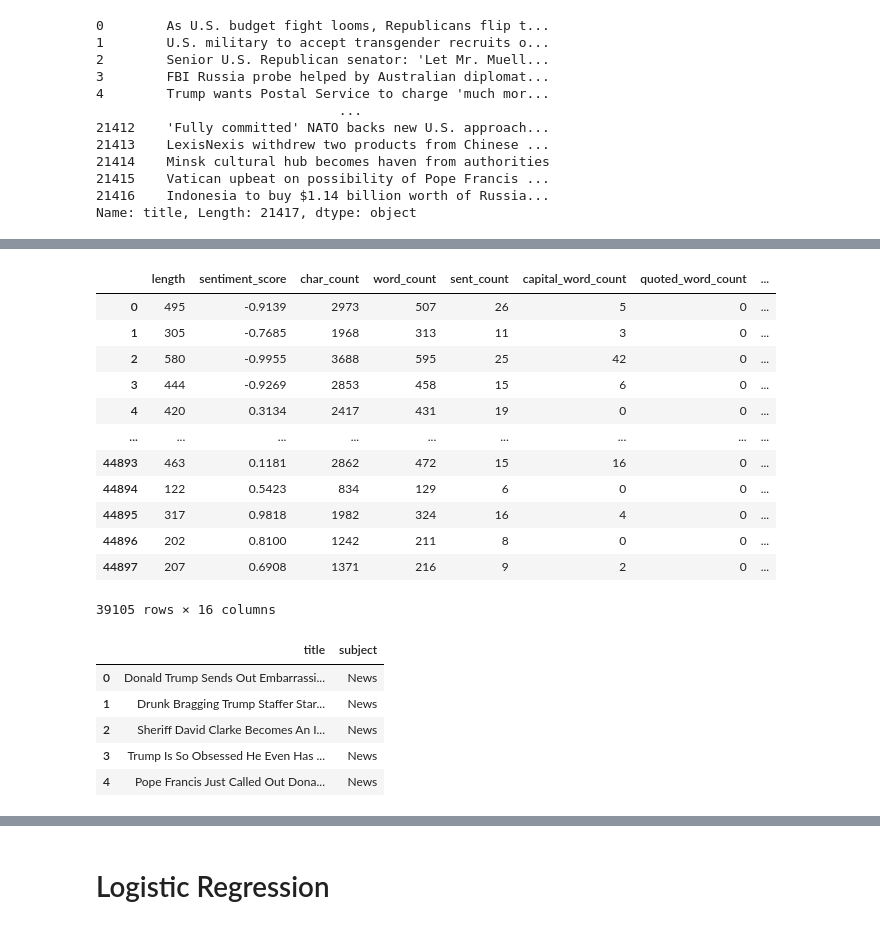
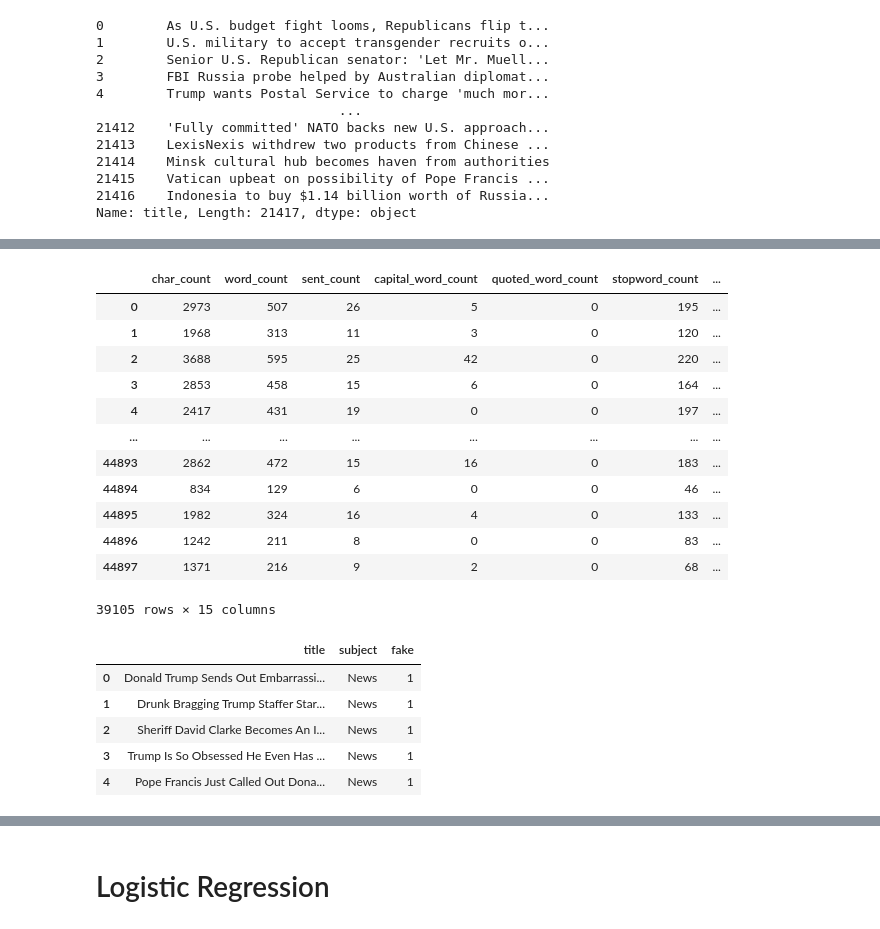
Before and after one commit to Jiawei19/BT4222, a Jupyter notebook: jiawei.ipynb, the cells around one changed output, grey strips where cells are left out. Drawn from its saved outputs; the diff is of its cells as text; code cells hidden in the pictures.

```diff
--- a/jiawei.ipynb
+++ b/jiawei.ipynb
@@ -254,11 +251,3 @@ give_wordcloud(news[news['fake'] == 0], 'Real News')
 # %% [markdown]
 Fake news shows emotive and loaded language such as 'Drunk' and 'Obsessed', and biased persons such as Donald Trump are often mentioned.
 Real news shows distinguished establishments such as 'NATO'and 'Reuters', and does not contain any emotive language. Instead, the words lean more towards factual.
-# %%
-from vaderSentiment.vaderSentiment import SentimentIntensityAnalyzer
-
-# Getting sentiment values from all_text
-
-analyzer = SentimentIntensityAnalyzer()
-news['sentiment_score'] = [analyzer.polarity_scores(x)['compound'] for x in news['all_text']]
-news.head()
@@ -416,6 +398,13 @@ adverb_count = [i['RB'] for i in counts]
 # %%
 df['noun_count'] = nouns_count
 df['adverb_count'] = adverb_count
+# %%
+from vaderSentiment.vaderSentiment import SentimentIntensityAnalyzer
+
+# Getting sentiment values from all_text
+
+analyzer = SentimentIntensityAnalyzer()
+df['sentiment_score'] = [analyzer.polarity_scores(x)['compound'] for x in df['all_text']]
 # %%
 df.head()
 # %% [output]
@@ -428,28 +417,29 @@ df.head()
 5 rows × 22 columns
 # %%
+df = df.drop('length',axis=1)
 df.iloc[:,6:]
 # %% [output]
-|  | length | sentiment_score | char_count | word_count | sent_count | capital_word_count | quoted_word_count | ... |
-| 0 | 495 | -0.9139 | 2973 | 507 | 26 | 5 | 0 | ... |
-| 1 | 305 | -0.7685 | 1968 | 313 | 11 | 3 | 0 | ... |
-| 2 | 580 | -0.9955 | 3688 | 595 | 25 | 42 | 0 | ... |
-| 3 | 444 | -0.9269 | 2853 | 458 | 15 | 6 | 0 | ... |
-| 4 | 420 | 0.3134 | 2417 | 431 | 19 | 0 | 0 | ... |
-| ... | ... | ... | ... | ... | ... | ... | ... | ... |
-| 44893 | 463 | 0.1181 | 2862 | 472 | 15 | 16 | 0 | ... |
-| 44894 | 122 | 0.5423 | 834 | 129 | 6 | 0 | 0 | ... |
-| 44895 | 317 | 0.9818 | 1982 | 324 | 16 | 4 | 0 | ... |
-| 44896 | 202 | 0.8100 | 1242 | 211 | 8 | 0 | 0 | ... |
-| 44897 | 207 | 0.6908 | 1371 | 216 | 9 | 2 | 0 | ... |
+|  | char_count | word_count | sent_count | capital_word_count | quoted_word_count | stopword_count | ... |
+| 0 | 2973 | 507 | 26 | 5 | 0 | 195 | ... |
+| 1 | 1968 | 313 | 11 | 3 | 0 | 120 | ... |
+| 2 | 3688 | 595 | 25 | 42 | 0 | 220 | ... |
+| 3 | 2853 | 458 | 15 | 6 | 0 | 164 | ... |
+| 4 | 2417 | 431 | 19 | 0 | 0 | 197 | ... |
+| ... | ... | ... | ... | ... | ... | ... | ... |
+| 44893 | 2862 | 472 | 15 | 16 | 0 | 183 | ... |
+| 44894 | 834 | 129 | 6 | 0 | 0 | 46 | ... |
+| 44895 | 1982 | 324 | 16 | 4 | 0 | 133 | ... |
+| 44896 | 1242 | 211 | 8 | 0 | 0 | 83 | ... |
+| 44897 | 1371 | 216 | 9 | 2 | 0 | 68 | ... |
-39105 rows × 16 columns
+39105 rows × 15 columns
 # %%
-df2 = df[['title','subject']]
+df2 = df[['title','subject', 'fake']]
 df2.head()
 # %% [output]
-|  | title | subject |
-| 0 | Donald Trump Sends Out Embarrassi... | News |
-| 1 | Drunk Bragging Trump Staffer Star... | News |
-| 2 | Sheriff David Clarke Becomes An I... | News |
-| 3 | Trump Is So Obsessed He Even Has ... | News |
-| 4 | Pope Francis Just Called Out Dona... | News |
+|  | title | subject | fake |
+| 0 | Donald Trump Sends Out Embarrassi... | News | 1 |
+| 1 | Drunk Bragging Trump Staffer Star... | News | 1 |
+| 2 | Sheriff David Clarke Becomes An I... | News | 1 |
+| 3 | Trump Is So Obsessed He Even Has ... | News | 1 |
+| 4 | Pope Francis Just Called Out Dona... | News | 1 |
 # %%
```
Also changed, not shown: parts of 63 cells of this notebook.
